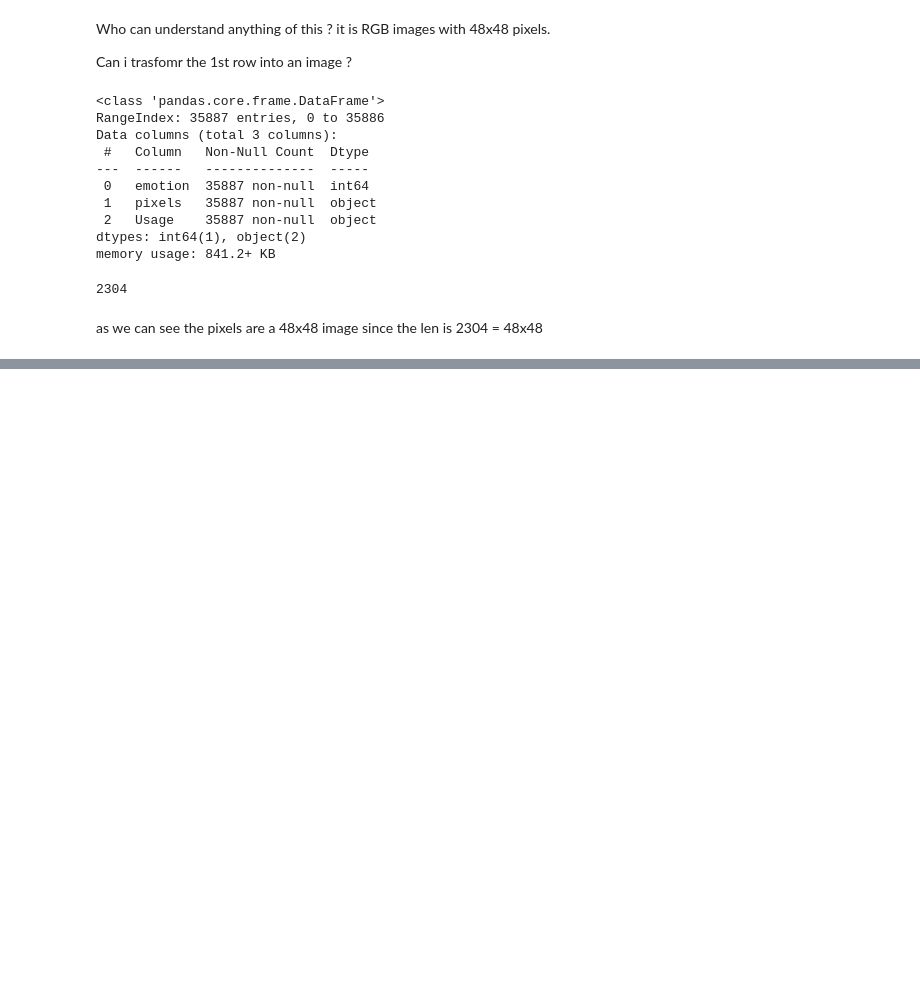
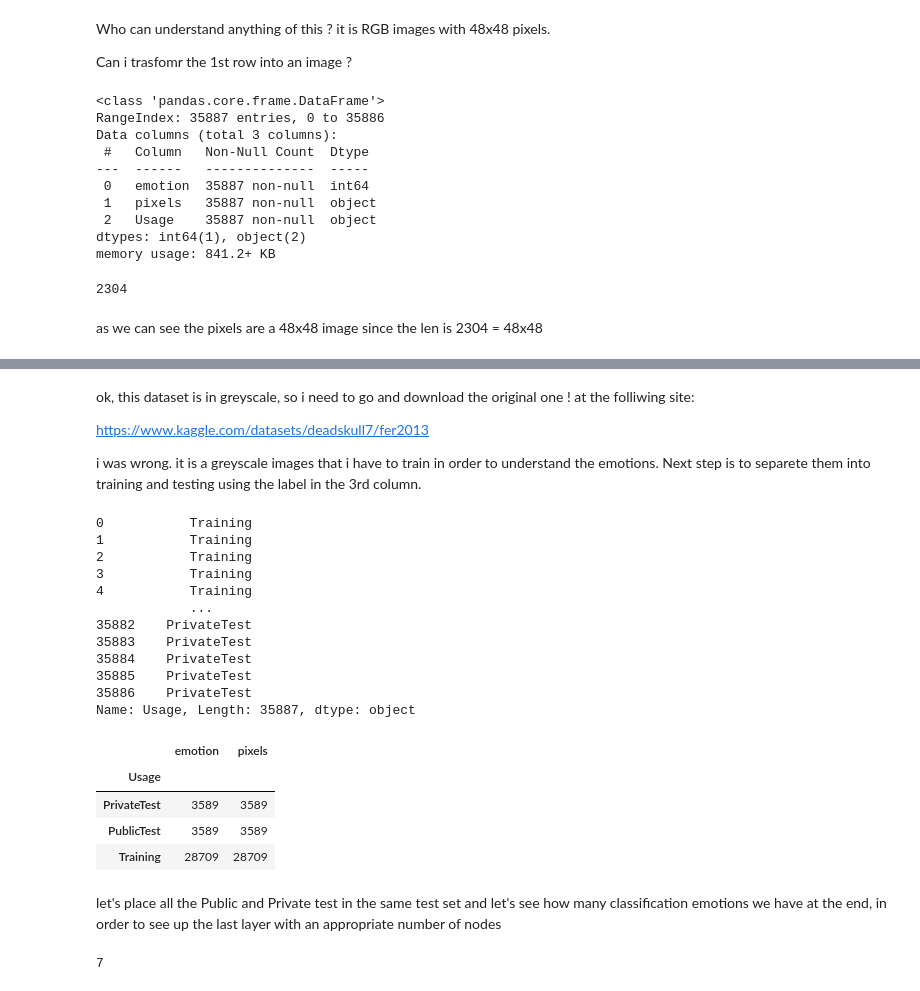
Before and after one commit to iltranqui/projectsp, a Jupyter notebook: CNNEmotions/emotions.ipynb, the cells around one changed output, grey strips where cells are left out. Drawn from its saved outputs; the diff is of its cells as text; code cells hidden in the pictures; blank space fills up the shorter version.

```diff
--- a/CNNEmotions/emotions.ipynb
+++ b/CNNEmotions/emotions.ipynb
@@ -79,0 +99,40 @@ SyntaxError: invalid syntax (520615298.py, line 3)
+# %% [markdown]
+ok, this dataset is in greyscale, so i need to go and download the original one ! at the folliwing site:
+
+https://www.kaggle.com/datasets/deadskull7/fer2013
+
+i was wrong. it is a greyscale images that i have to train in order to understand the emotions. Next step is to separete them into training and testing using the label in the 3rd column.
+# %%
+print(face.loc[:,'Usage']);
+face.groupby('Usage').count()
+# %% [output]
+0           Training
+1           Training
+2           Training
+3           Training
+4           Training
+            ...
+35882    PrivateTest
+35883    PrivateTest
+35884    PrivateTest
+35885    PrivateTest
+35886    PrivateTest
+Name: Usage, Length: 35887, dtype: object
+|  | emotion | pixels |
+| Usage |  |  |
+| PrivateTest | 3589 | 3589 |
+| PublicTest | 3589 | 3589 |
+| Training | 28709 | 28709 |
+# %% [markdown]
+let's place all the Public and Private test in the same test set and let's see how many classification emotions we have at the end, in order to see up the last layer with an appropriate number of nodes
+# %%
+""" def count(mylist):
+    return len(set(myList))
+
+print(count(face["emotion"]))   """
+
+len(set(face["emotion"]))
+
+# so based on the result there are 7 different emotions
+# %% [output]
+7
```
Also changed, not shown: parts of 26 cells of this notebook.
